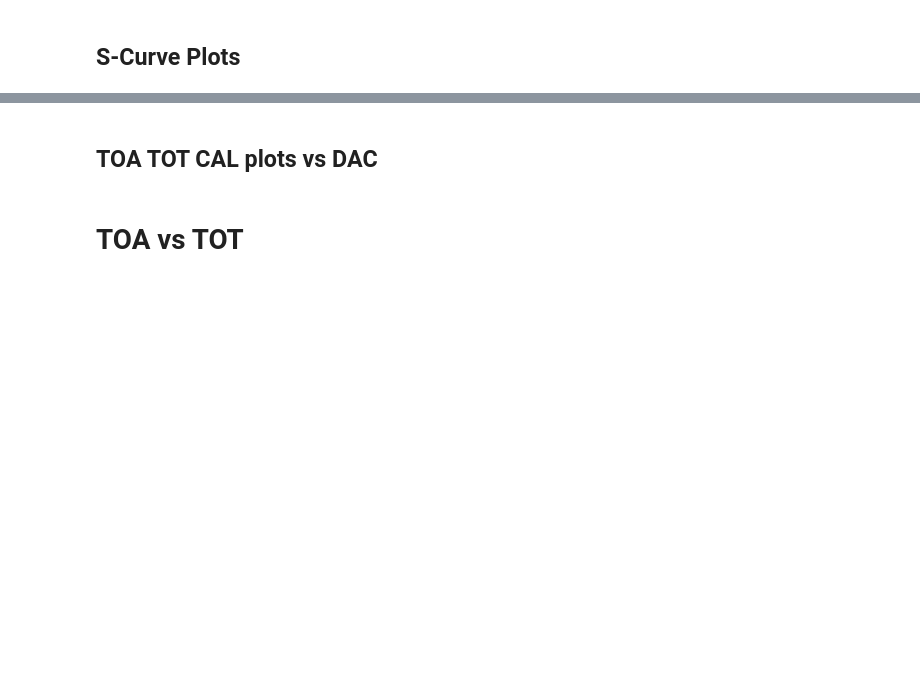
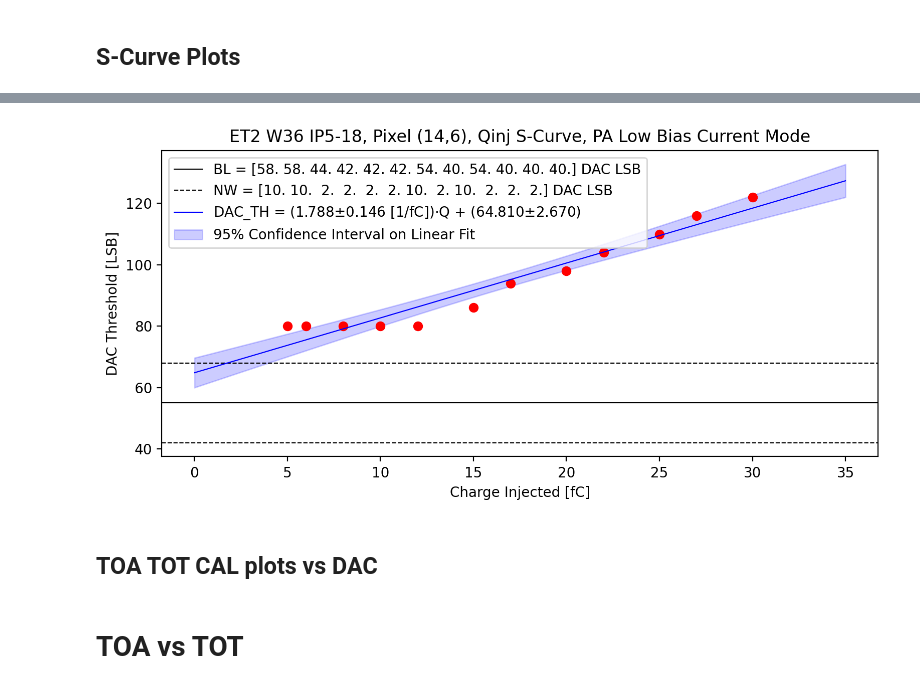
Before and after one commit to cbeiraod/ETROC-Analysis, a Jupyter notebook: standalone_analyzer_notebook/standalone_SCurve_drawing.ipynb, the cells around one changed output, grey strips where cells are left out. Saved outputs shown, nothing was run; the diff lists cells and outputs as text; code cells hidden in the pictures; blank space fills up the shorter version.

```diff
--- a/standalone_analyzer_notebook/standalone_SCurve_drawing.ipynb
+++ b/standalone_analyzer_notebook/standalone_SCurve_drawing.ipynb
@@ -11,31 +11,16 @@ import hist
 from hist import Hist
 import scipy.stats as stats
 # %%
-QInjEns = [5, 10, 20, 25]
-DAC_min = 30
+QInjEns = [5, 6, 8, 10, 12, 15, 17, 20, 22, 25, 27, 30]
+DAC_min = 10
 DAC_max = 180
 DAC_dis = 2
-
 thresholds = {}
 
 for qinj in QInjEns:
   thresholds[qinj] = np.arange(DAC_min,DAC_max,DAC_dis)
 
-
-# for i in range(0,len(QInjEns)) :
-  # thresholds = {QInjEns[i]:np.arange(DAC_min,DAC_max,DAC_dis)}
-  # print(f'QInj = {QInjEns[i]}')
-#   print(thresholds[QInjEns[i]])
-# thresholds = {5:np.arange(30,180,2),
-#               6:np.arange(232,285,2),
-#               10:np.arange(30,180,2),
-#             15:np.arange(32,180,2),
-#               20:np.arange(30,180,2),
-#               25:np.arange(30,180,2),
-#               30:np.arange(232,495,2)
-# }
-# print(f'{len({thresholds[5]}})')
-row_list = [15]
+row_list = [14]
 col_list = [6]
 scan_list = list(zip(col_list, row_list))
 print(scan_list)
@@ -182,42 +153,44 @@ u_rl = np.sort(np.unique(row_list))
 for ri,row in enumerate(u_rl):
     for ci,col in enumerate(u_cl):
         ax0 = fig.add_subplot(gs[len(u_rl)-ri-1,len(u_cl)-ci-1])
-        ax0.axhline(((seli-2)+(selx-2))/2, color='k', lw=0.8, label=f"BL = {((seli-2)+(selx-2))/2} DAC LSB")
-        ax0.axhline(seli-2, color='k',ls="--", lw=0.8, label=f"NW = {abs(((seli-2)-(selx-2))/2)} DAC LSB")
-        ax0.axhline(selx-2, color='k',ls="--", lw=0.8)
+        ax0.axhline(((selini-2)+(selfin-2))/2, color='k', lw=0.8, label=f"BL = {((seli-2)+(selx-2))/2} DAC LSB")
+        ax0.axhline(selini-2, color='k',ls="--", lw=0.8, label=f"NW = {abs(((seli-2)-(selx-2))/2)} DAC LSB")
+        ax0.axhline(selfin-2, color='k',ls="--", lw=0.8)
         X = []
         Y = []
         for QInj in QInjEns:
             tp_idx = turning_point(np.array(list(hit_counts[(col,row)][QInj].values())), thresholds[QInj])
             ax0.plot(QInj, thresholds[QInj][tp_idx], 'ro')
             X.append(QInj)
             Y.append(thresholds[QInj][tp_idx])
         X = np.array(X)
         Y = np.array(Y)
         (m, b), cov = np.polyfit(X, Y, 1, cov = True)
         n = Y.size
         Yfit = np.polyval((m,b), X)
         errorbars = np.sqrt(np.diag(cov))
         x_range = np.linspace(0, 35, 100)
         y_est = b + m*x_range
         resid = Y - Yfit
         s_err = np.sqrt(np.sum(resid**2)/(n - 2))
         t = stats.t.ppf(0.95, n - 2)
         ci = t * s_err * np.sqrt(    1/n + (X - np.mean(X))**2/np.sum((X-np.mean(X))**2)) # confidence interval
         pi = t * s_err * np.sqrt(1 + 1/n + (X - np.mean(X))**2/np.sum((X-np.mean(X))**2)) # prediction interval
         # cip= t * s_err * np.sqrt(    1/n + (X - np.mean(X))**2/(np.sum((X)**2)-n*np.sum((np.mean(X))**2)))
         ci2= t * s_err * np.sqrt(    1/n + (x_range - np.mean(X))**2/(np.sum((X)**2)-n*np.sum((np.mean(X))**2)))
 
         ax0.plot(x_range, y_est, 'b-', lw=-.8, label=f"DAC_TH = ({m:.3f}$\pm${errorbars[0]:.3f} [1/fC])$\cdot$Q + ({b:.3f}$\pm${errorbars[1]:.3f})")
         plt.fill_between(x_range, y_est+ci2, y_est-ci2, color='b',alpha=0.2, label="95% Confidence Interval on Linear Fit")
         ax0.set_xlabel("Charge Injected [fC]")
         ax0.set_ylabel("DAC Threshold [LSB]")
         plt.title(f"ET2 W36 IP5-18, Pixel ({row},{col}), Qinj S-Curve, PA Low Bias Current Mode")
         plt.legend(loc="upper left")
 plt.tight_layout()
-plt.savefig("figures/q_vs_dac_scurve.pdf")
-plt.savefig("figures/q_vs_dac_scurve.png")
+# plt.savefig("figures/q_vs_dac_scurve.pdf")
+plt.savefig(f"figures/q_vs_dac_scurve_({row},{col}).png")
 plt.show()
+# %% [output]
+[figure, added]
 # %% [markdown]
 ## TOA TOT CAL plots vs DAC
 # %%
```
Also changed, not shown: parts of 5 cells of this notebook.
